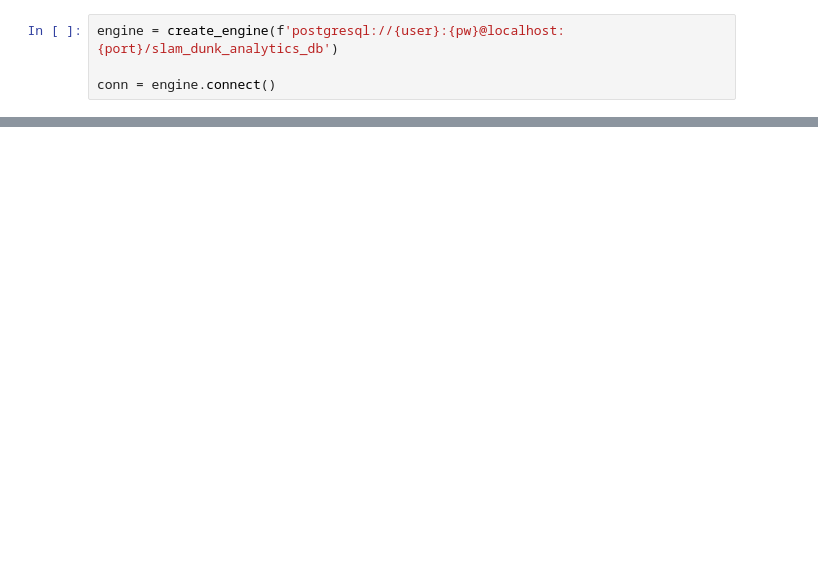
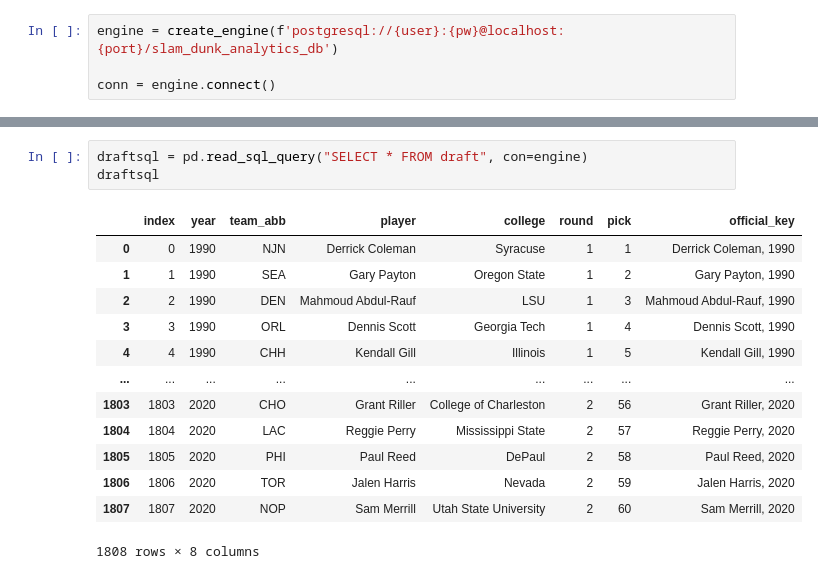
Before and after one commit to jacance/slam-dunk-analytics, a Jupyter notebook: Players_Test_SQL.ipynb, the cells around one changed output, grey strips where cells are left out. Cells and saved outputs as stored; diff of their text form; blank space fills up the shorter version.

```diff
--- a/Players_Test_SQL.ipynb
+++ b/Players_Test_SQL.ipynb
@@ -284,0 +305,17 @@ career_stats.to_sql(name="career", con=engine, if_exists="replace", index=True)
+# %%
+draftsql = pd.read_sql_query("SELECT * FROM draft", con=engine)
+draftsql
+# %% [output]
+|  | index | year | team_abb | player | college | round | pick | official_key |
+| 0 | 0 | 1990 | NJN | Derrick Coleman | Syracuse | 1 | 1 | Derrick Coleman, 1990 |
+| 1 | 1 | 1990 | SEA | Gary Payton | Oregon State | 1 | 2 | Gary Payton, 1990 |
+| 2 | 2 | 1990 | DEN | Mahmoud Abdul-Rauf | LSU | 1 | 3 | Mahmoud Abdul-Rauf, 1990 |
+| 3 | 3 | 1990 | ORL | Dennis Scott | Georgia Tech | 1 | 4 | Dennis Scott, 1990 |
+| 4 | 4 | 1990 | CHH | Kendall Gill | Illinois | 1 | 5 | Kendall Gill, 1990 |
+| ... | ... | ... | ... | ... | ... | ... | ... | ... |
+| 1803 | 1803 | 2020 | CHO | Grant Riller | College of Charleston | 2 | 56 | Grant Riller, 2020 |
+| 1804 | 1804 | 2020 | LAC | Reggie Perry | Mississippi State | 2 | 57 | Reggie Perry, 2020 |
+| 1805 | 1805 | 2020 | PHI | Paul Reed | DePaul | 2 | 58 | Paul Reed, 2020 |
+| 1806 | 1806 | 2020 | TOR | Jalen Harris | Nevada | 2 | 59 | Jalen Harris, 2020 |
+| 1807 | 1807 | 2020 | NOP | Sam Merrill | Utah State University | 2 | 60 | Sam Merrill, 2020 |
+1808 rows × 8 columns
```
Also changed, not shown: parts of 5 cells of this notebook.
